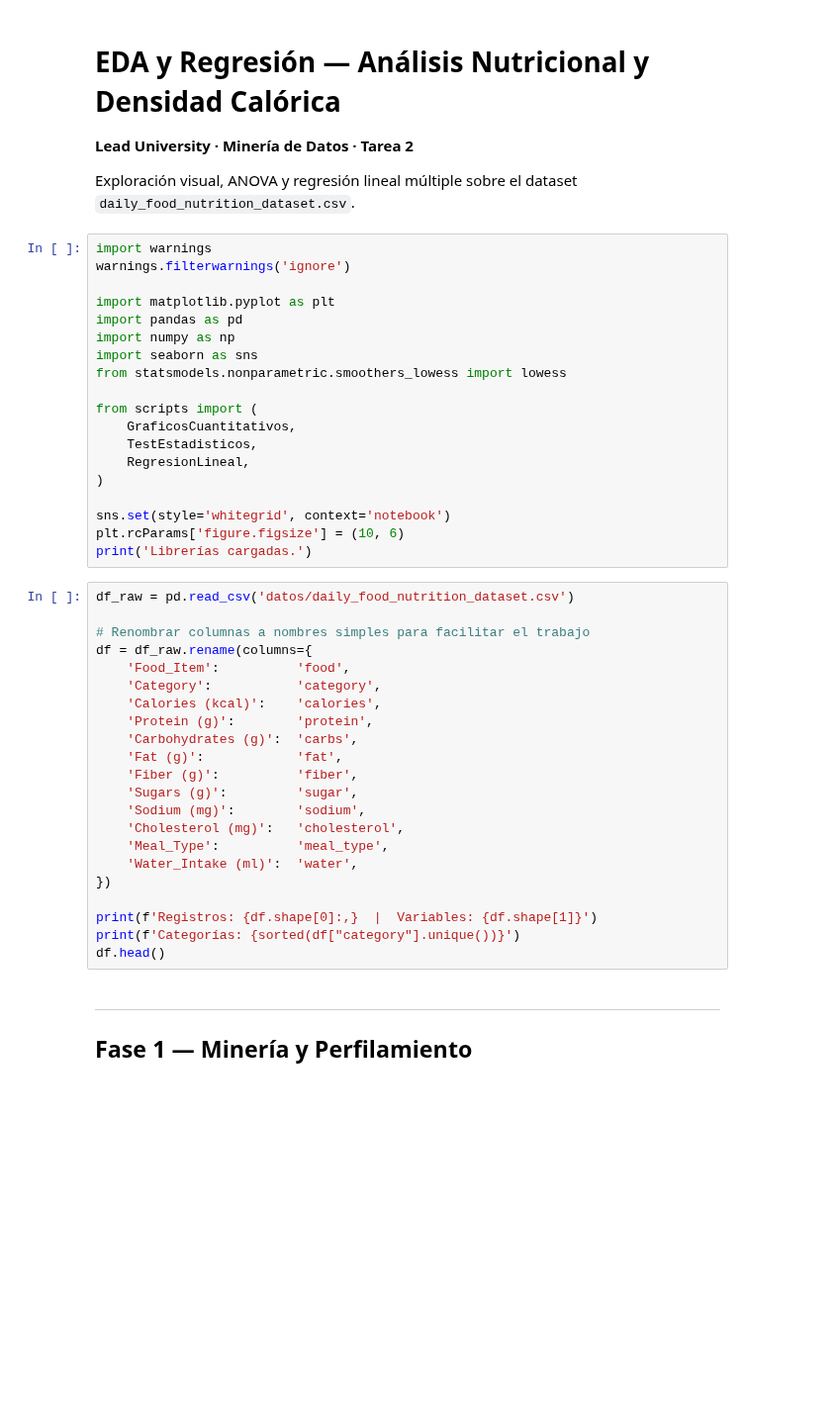
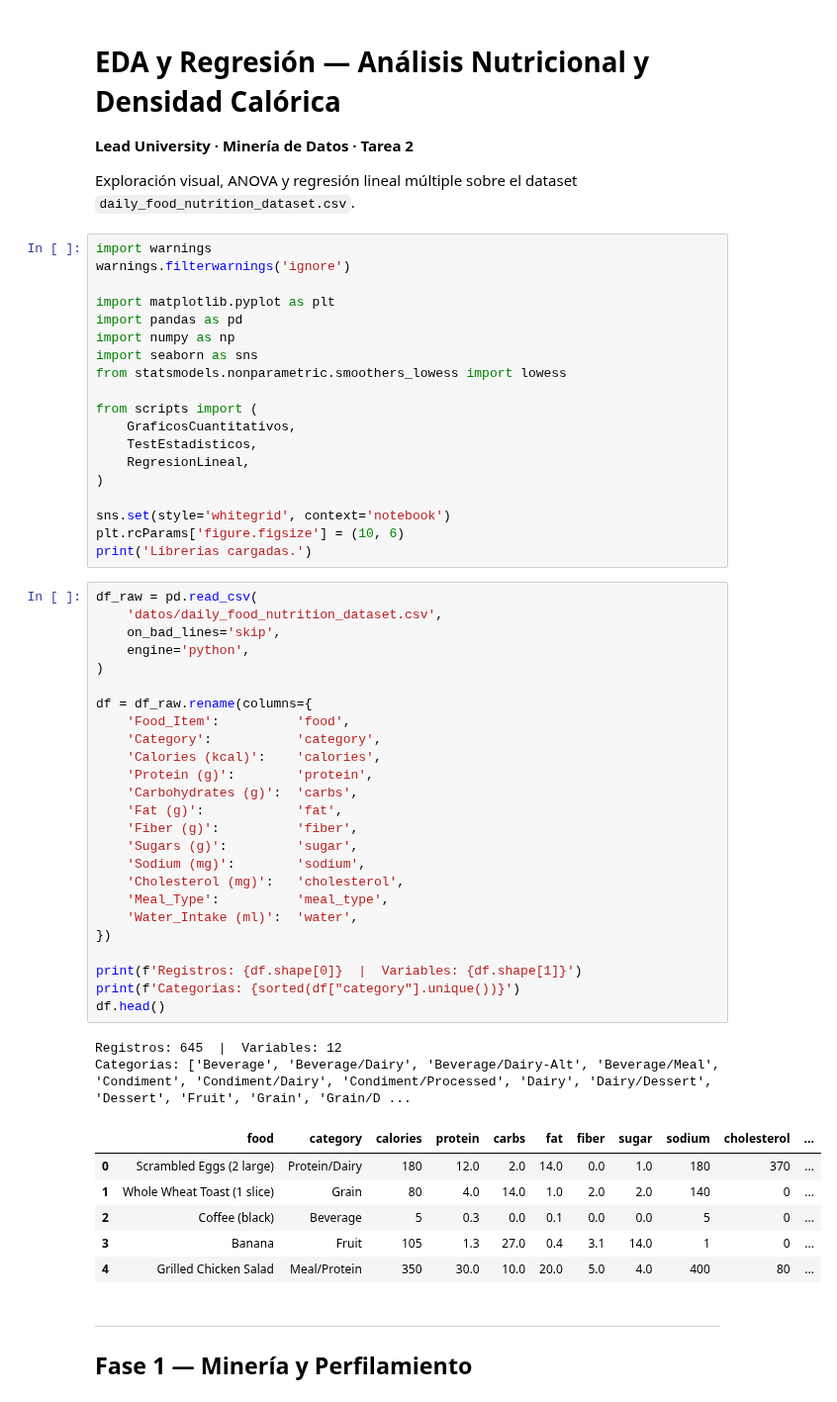
Before and after one commit to DannyV1992/curso_mineria_de_datos, a Jupyter notebook: Tareas/Tarea_2/EDA_Nutricion.ipynb, the cells around one changed output. Shown at 99% size. Cells and saved outputs as stored; diff of their text form; blank space fills up the shorter version.

```diff
--- a/Tareas/Tarea_2/EDA_Nutricion.ipynb
+++ b/Tareas/Tarea_2/EDA_Nutricion.ipynb
@@ -21,29 +21,41 @@ from scripts import (
 
 sns.set(style='whitegrid', context='notebook')
 plt.rcParams['figure.figsize'] = (10, 6)
-print('Librerías cargadas.')
+print('Librerias cargadas.')
 # %%
-df_raw = pd.read_csv('datos/daily_food_nutrition_dataset.csv')
+df_raw = pd.read_csv(
+    'datos/daily_food_nutrition_dataset.csv',
+    on_bad_lines='skip',
+    engine='python',
+)
 
-# Renombrar columnas a nombres simples para facilitar el trabajo
 df = df_raw.rename(columns={
     'Food_Item':          'food',
     'Category':           'category',
     'Calories (kcal)':    'calories',
     'Protein (g)':        'protein',
     'Carbohydrates (g)':  'carbs',
     'Fat (g)':            'fat',
     'Fiber (g)':          'fiber',
     'Sugars (g)':         'sugar',
     'Sodium (mg)':        'sodium',
     'Cholesterol (mg)':   'cholesterol',
     'Meal_Type':          'meal_type',
     'Water_Intake (ml)':  'water',
 })
 
-print(f'Registros: {df.shape[0]:,}  |  Variables: {df.shape[1]}')
-print(f'Categorías: {sorted(df["category"].unique())}')
+print(f'Registros: {df.shape[0]}  |  Variables: {df.shape[1]}')
+print(f'Categorias: {sorted(df["category"].unique())}')
 df.head()
+# %% [output]
+Registros: 645  |  Variables: 12
+Categorias: ['Beverage', 'Beverage/Dairy', 'Beverage/Dairy-Alt', 'Beverage/Meal', 'Condiment', 'Condiment/Dairy', 'Condiment/Processed', 'Dairy', 'Dairy/Dessert', 'Dessert', 'Fruit', 'Grain', 'Grain/D ...
+|  | food | category | calories | protein | carbs | fat | fiber | sugar | sodium | cholesterol | ... |
+| 0 | Scrambled Eggs (2 large) | Protein/Dairy | 180 | 12.0 | 2.0 | 14.0 | 0.0 | 1.0 | 180 | 370 | ... |
+| 1 | Whole Wheat Toast (1 slice) | Grain | 80 | 4.0 | 14.0 | 1.0 | 2.0 | 2.0 | 140 | 0 | ... |
+| 2 | Coffee (black) | Beverage | 5 | 0.3 | 0.0 | 0.1 | 0.0 | 0.0 | 5 | 0 | ... |
+| 3 | Banana | Fruit | 105 | 1.3 | 27.0 | 0.4 | 3.1 | 14.0 | 1 | 0 | ... |
+| 4 | Grilled Chicken Salad | Meal/Protein | 350 | 30.0 | 10.0 | 20.0 | 5.0 | 4.0 | 400 | 80 | ... |
 # %% [markdown]
 ---
 ## Fase 1 — Minería y Perfilamiento
```
Also changed, not shown: parts of 9 cells of this notebook, 1 other file.
